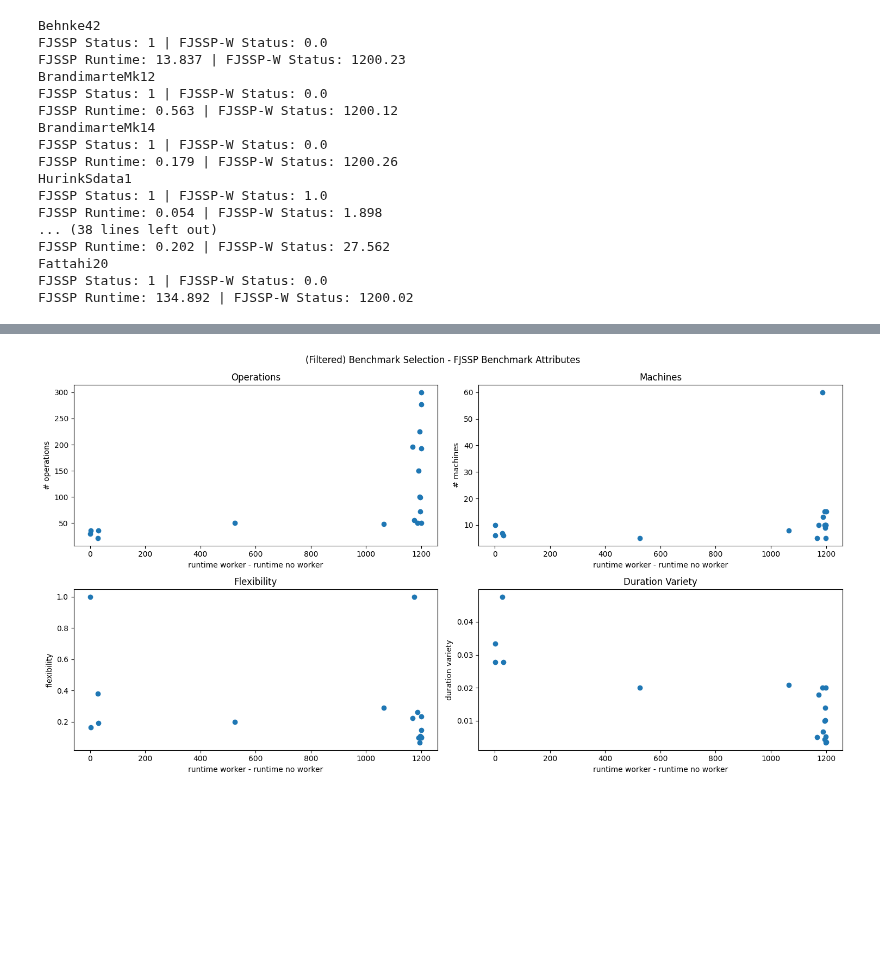
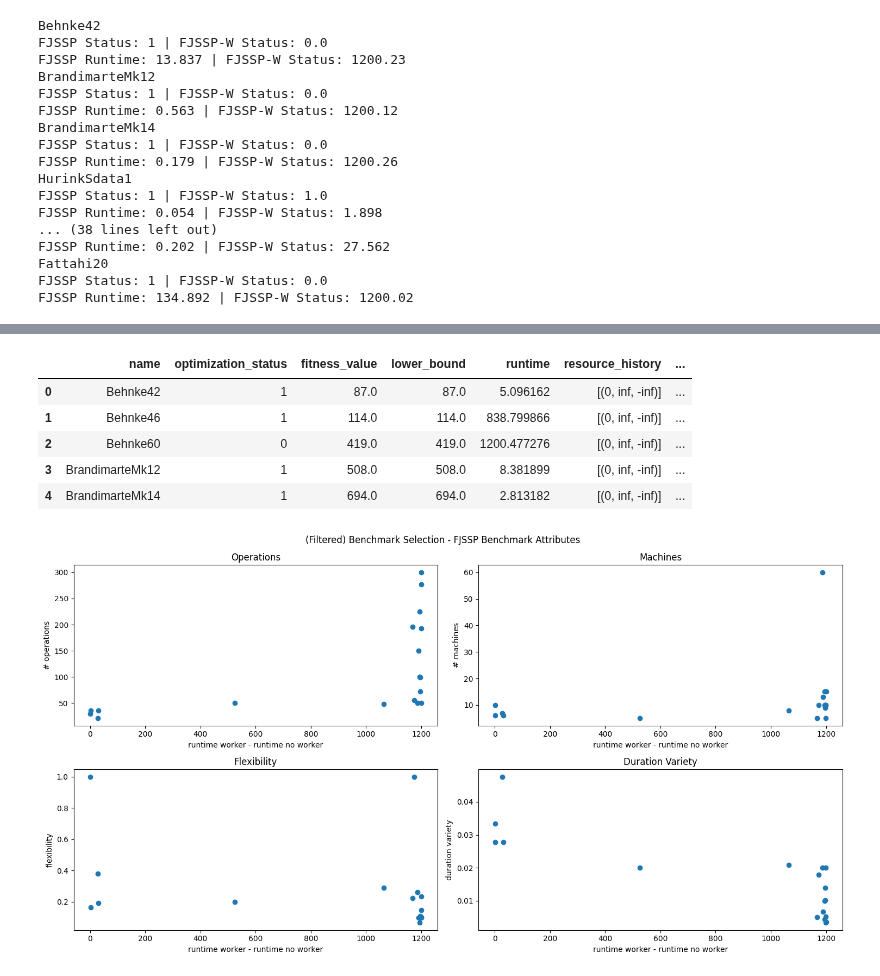
Before and after one commit to jrc-rodec/scheduling_model, a Jupyter notebook: code/analysis/fjssp_fjssp-w_comparison.ipynb, the cells around one changed output, grey strips where cells are left out. Drawn from its saved outputs; the diff is of its cells as text; code cells hidden in the pictures; blank space fills up the shorter version.

```diff
--- a/code/analysis/fjssp_fjssp-w_comparison.ipynb
+++ b/code/analysis/fjssp_fjssp-w_comparison.ipynb
@@ -3,6 +3,7 @@ import os
 import pandas as pd
 # %%
 cp_path_fjssp = r'C:\Users\huda\Downloads\fjssp\fjssp\results_cplex_cp.txt'
+ortools_path_fjssp = r'C:\Users\huda\Downloads\fjssp\fjssp\results_ortools.txt'
 gurobi_path_fjssp = r''
 ga_path_fjssp = r''
 # %%
@@ -19,3 +21,6 @@ def read_file(file : str) -> pd.DataFrame:
 # %%
 cp_fjssp = read_file(cp_path_fjssp)
 cp_fjssp_w = read_file(cp_path_fjssp_w)
+# %%
+ortools_fjssp = read_file(ortools_path_fjssp)
+ortools_fjssp_w = read_file(ortools_path_fjssp_w)
@@ -253,24 +345,23 @@ FJSSP Runtime: 134.892 | FJSSP-W Status: 1200.02
 # %%
 import matplotlib.pyplot as plt
-fig = plt.figure(layout='tight', figsize=(15, 8))
-axs = fig.subplots(2, 2)
-fig.suptitle('(Filtered) Benchmark Selection - FJSSP Benchmark Attributes')
-axs[0][0].scatter(diff, o)
-axs[0][0].set_title('Operations')
-axs[0][0].set_xlabel('runtime worker - runtime no worker')
-axs[0][0].set_ylabel('# operations')
-axs[0][1].scatter(diff, m)
-axs[0][1].set_title('Machines')
-axs[0][1].set_xlabel('runtime worker - runtime no worker')
-axs[0][1].set_ylabel('# machines')
-axs[1][0].scatter(diff, f)
-axs[1][0].set_title('Flexibility')
-axs[1][0].set_xlabel('runtime worker - runtime no worker')
-axs[1][0].set_ylabel('flexibility')
-axs[1][1].scatter(diff, dv)
-axs[1][1].set_title('Duration Variety')
-axs[1][1].set_xlabel('runtime worker - runtime no worker')
-axs[1][1].set_ylabel('duration variety')
-plt.show()
+def plot_runtime_difference(diff, o, m, f, dv, filter : bool = False):
+    fig = plt.figure(layout='tight', figsize=(15, 8))
+    axs = fig.subplots(2, 2)
+    fig.suptitle(f'{"(Filtered)" if filter else ""} Benchmark Selection - FJSSP Benchmark Attributes')
+    axs[0][0].scatter(diff, o)
+    axs[0][0].set_title('Operations')
+    axs[0][0].set_xlabel('runtime worker - runtime no worker')
+    axs[0][0].set_ylabel('# operations')
+    axs[0][1].scatter(diff, m)
+    axs[0][1].set_title('Machines')
+    axs[0][1].set_xlabel('runtime worker - runtime no worker')
+    axs[0][1].set_ylabel('# machines')
+    axs[1][0].scatter(diff, f)
+    axs[1][0].set_title('Flexibility')
+    axs[1][0].set_xlabel('runtime worker - runtime no worker')
+    axs[1][0].set_ylabel('flexibility')
+    axs[1][1].scatter(diff, dv)
+    axs[1][1].set_title('Duration Variety')
+    axs[1][1].set_xlabel('runtime worker - runtime no worker')
+    axs[1][1].set_ylabel('duration variety')
+    plt.show()
-# %% [output]
-[figure, removed]
@@ -276,0 +372,9 @@ plt.show()
+# %%
+ortools_fjssp.head()
+# %% [output]
+|  | name | optimization_status | fitness_value | lower_bound | runtime | resource_history | ... |
+| 0 | Behnke42 | 1 | 87.0 | 87.0 | 5.096162 | [(0, inf, -inf)] | ... |
+| 1 | Behnke46 | 1 | 114.0 | 114.0 | 838.799866 | [(0, inf, -inf)] | ... |
+| 2 | Behnke60 | 0 | 419.0 | 419.0 | 1200.477276 | [(0, inf, -inf)] | ... |
+| 3 | BrandimarteMk12 | 1 | 508.0 | 508.0 | 8.381899 | [(0, inf, -inf)] | ... |
+| 4 | BrandimarteMk14 | 1 | 694.0 | 694.0 | 2.813182 | [(0, inf, -inf)] | ... |
@@ -276,0 +403,4 @@ plt.show()
+# %%
+plot_runtime_difference(diff, o, m, f, dv, True)
+# %% [output]
+[figure, added]
```
Also changed, not shown: parts of 35 cells of this notebook, 1 other file.
